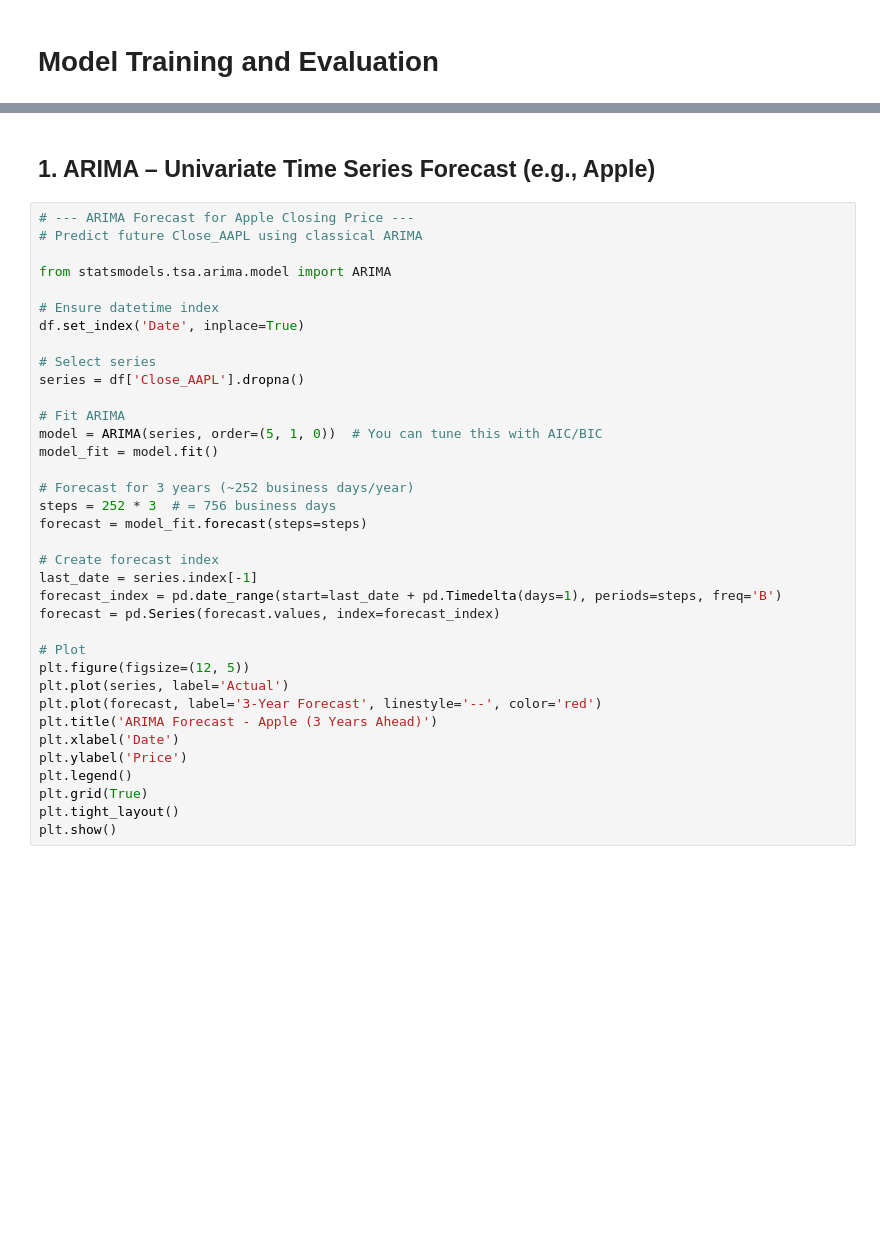
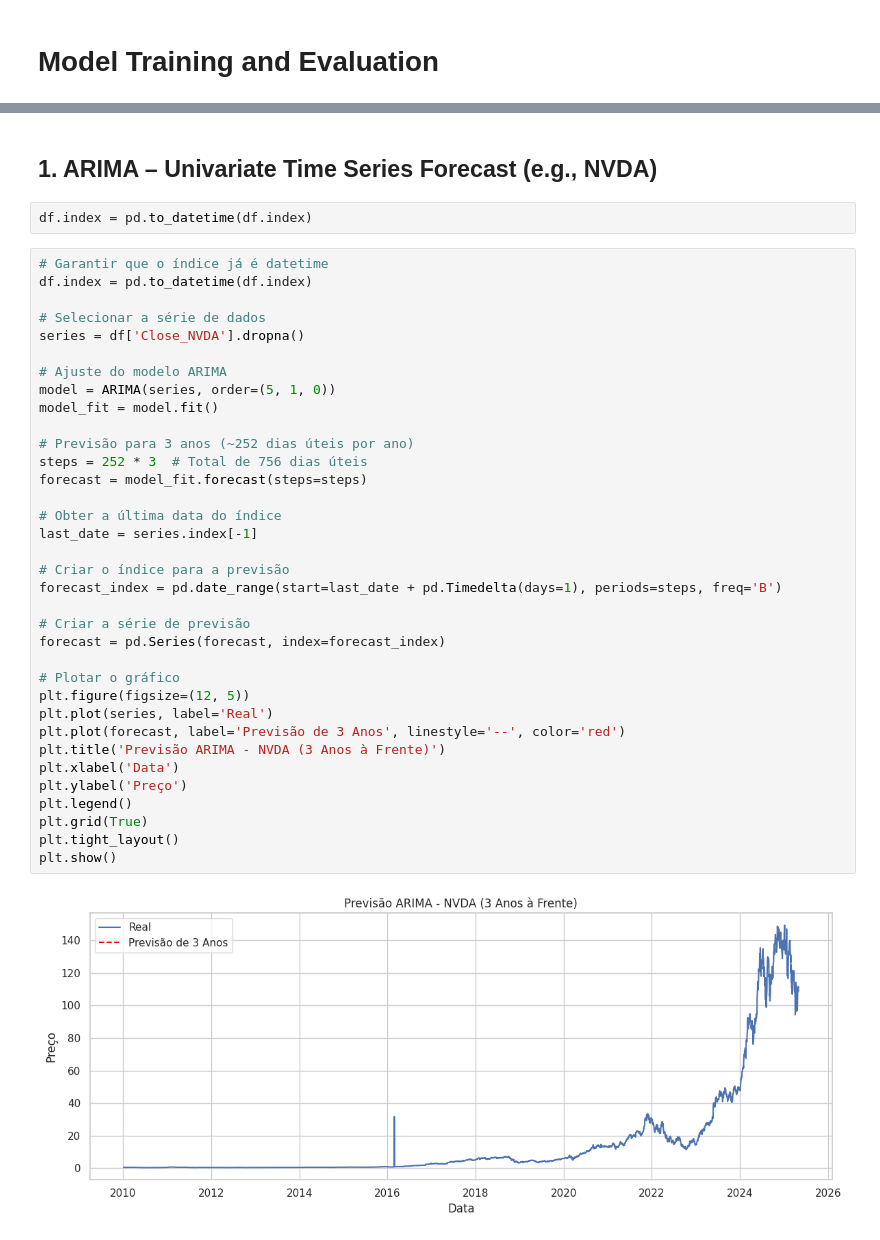
Before and after one commit to patrickegon/deepseek-stock, a Jupyter notebook: notebooks/03_modeling.ipynb, the cells around one changed output, grey strips where cells are left out. Drawn from its saved outputs; the diff is of its cells as text; blank space fills up the shorter version.

Commit message:
Forçando commit para atualização do arquivo

```diff
--- a/notebooks/03_modeling.ipynb
+++ b/notebooks/03_modeling.ipynb
@@ -47,38 +57,41 @@ Future prices using all stocks together (e.g., predict NVDA using AAPL, GOOGL, e
 # %% [markdown]
-## 1. ARIMA – Univariate Time Series Forecast (e.g., Apple)
+## 1. ARIMA – Univariate Time Series Forecast (e.g., NVDA)
-# %%
-# --- ARIMA Forecast for Apple Closing Price ---
-# Predict future Close_AAPL using classical ARIMA
-
-from statsmodels.tsa.arima.model import ARIMA
-
-# Ensure datetime index
-df.set_index('Date', inplace=True)
-
-# Select series
-series = df['Close_AAPL'].dropna()
-
-# Fit ARIMA
-model = ARIMA(series, order=(5, 1, 0))  # You can tune this with AIC/BIC
-model_fit = model.fit()
-
-# Forecast for 3 years (~252 business days/year)
-steps = 252 * 3  # = 756 business days
-forecast = model_fit.forecast(steps=steps)
-
-# Create forecast index
-last_date = series.index[-1]
-forecast_index = pd.date_range(start=last_date + pd.Timedelta(days=1), periods=steps, freq='B')
-forecast = pd.Series(forecast.values, index=forecast_index)
-
-# Plot
-plt.figure(figsize=(12, 5))
-plt.plot(series, label='Actual')
-plt.plot(forecast, label='3-Year Forecast', linestyle='--', color='red')
-plt.title('ARIMA Forecast - Apple (3 Years Ahead)')
-plt.xlabel('Date')
-plt.ylabel('Price')
-plt.legend()
-plt.grid(True)
-plt.tight_layout()
-plt.show()
+# %%
+df.index = pd.to_datetime(df.index)
+# %%
+# Garantir que o índice já é datetime
+df.index = pd.to_datetime(df.index)
+
+# Selecionar a série de dados
+series = df['Close_NVDA'].dropna()
+
+# Ajuste do modelo ARIMA
+model = ARIMA(series, order=(5, 1, 0))
+model_fit = model.fit()
+
+# Previsão para 3 anos (~252 dias úteis por ano)
+steps = 252 * 3  # Total de 756 dias úteis
+forecast = model_fit.forecast(steps=steps)
+
+# Obter a última data do índice
+last_date = series.index[-1]
+
+# Criar o índice para a previsão
+forecast_index = pd.date_range(start=last_date + pd.Timedelta(days=1), periods=steps, freq='B')
+
+# Criar a série de previsão
+forecast = pd.Series(forecast, index=forecast_index)
+
+# Plotar o gráfico
+plt.figure(figsize=(12, 5))
+plt.plot(series, label='Real')
+plt.plot(forecast, label='Previsão de 3 Anos', linestyle='--', color='red')
+plt.title('Previsão ARIMA - NVDA (3 Anos à Frente)')
+plt.xlabel('Data')
+plt.ylabel('Preço')
+plt.legend()
+plt.grid(True)
+plt.tight_layout()
+plt.show()
+# %% [output]
+[figure, added]
```
Also changed, not shown: parts of 18 cells of this notebook.
